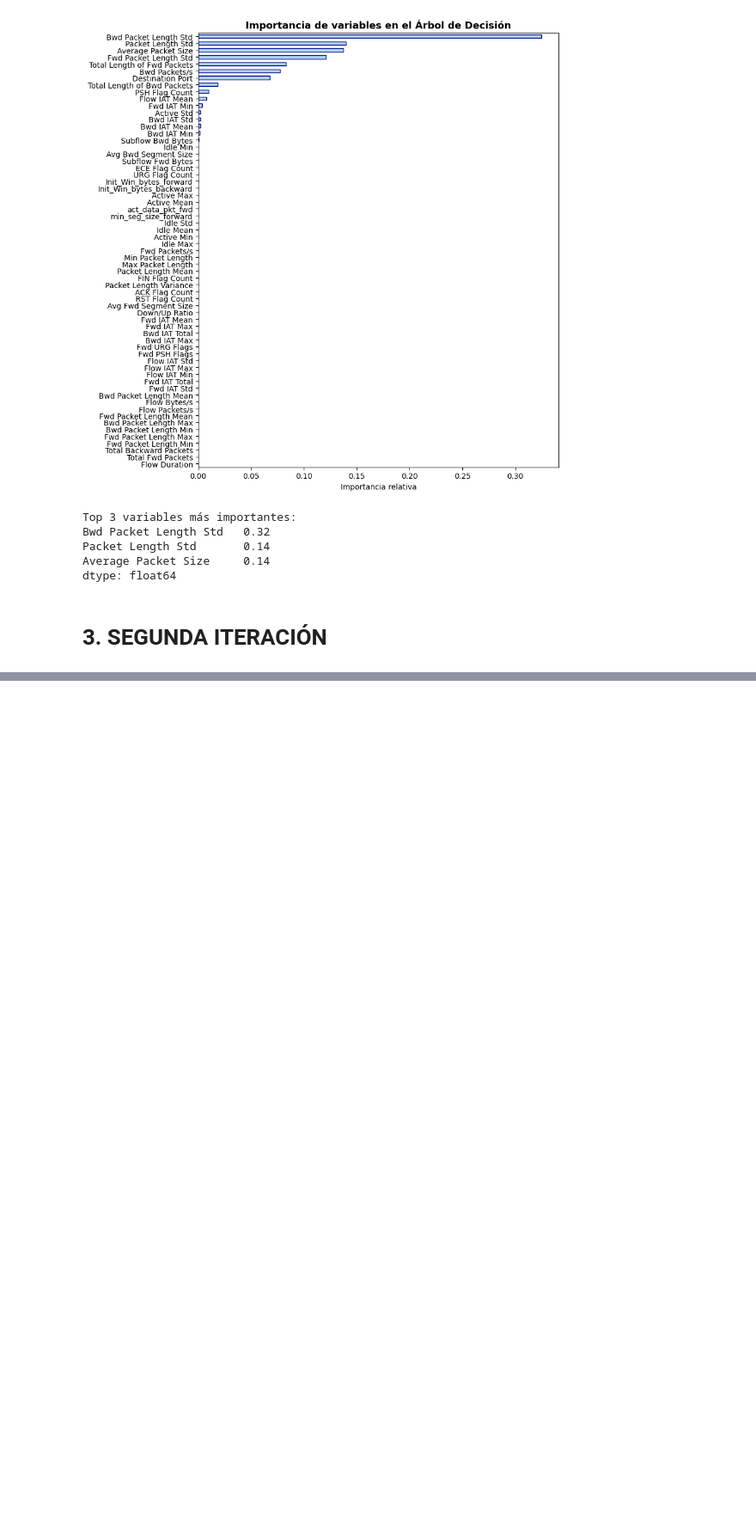
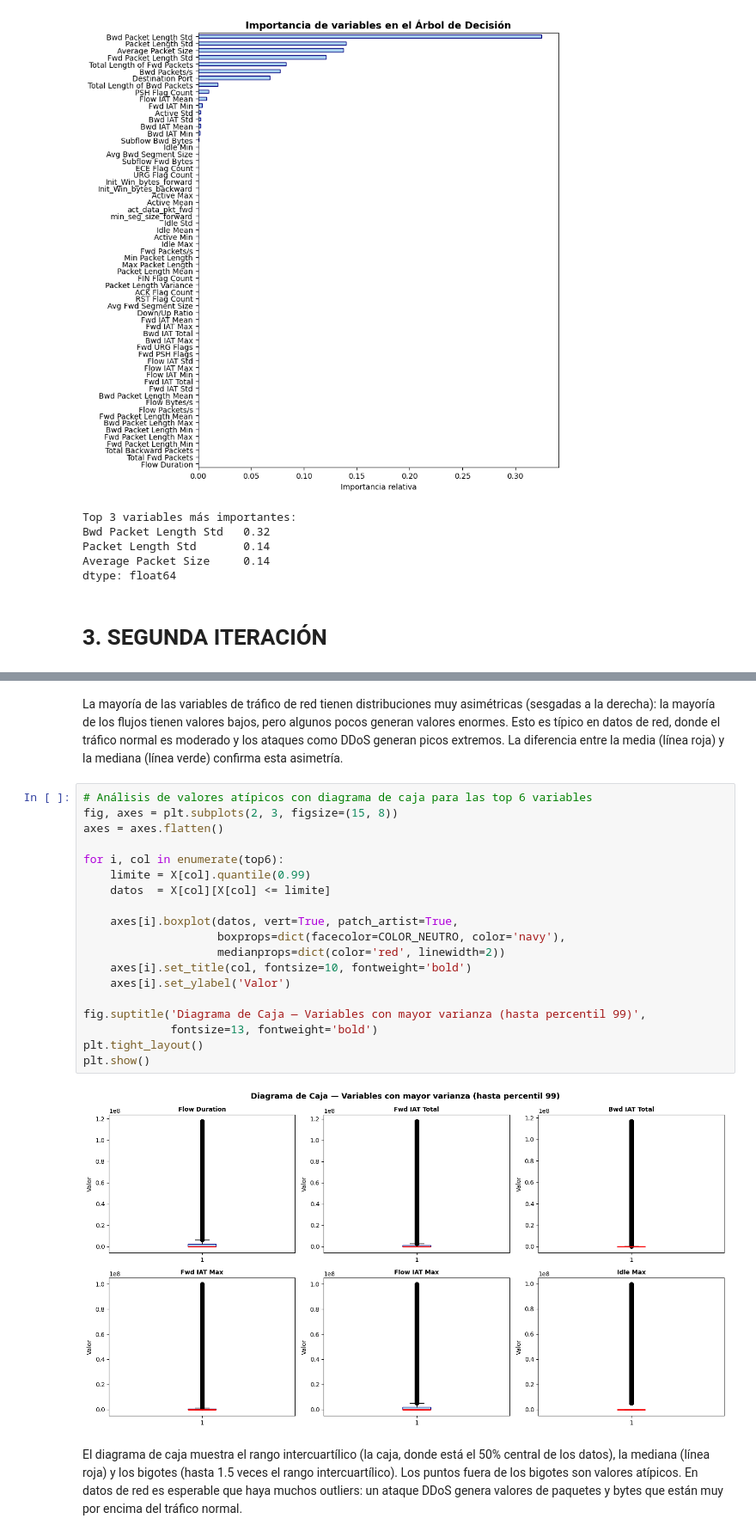
Before and after one commit to jotaeleb/tif-ciencias-de-datos, a Jupyter notebook: notebooks/proyecto_entrenamiento.ipynb, the cells around one changed output, grey strips where cells are left out. Shown at 86% size. Drawn from its saved outputs; the diff is of its cells as text; blank space fills up the shorter version.

Commit message:
Se agrego análisis univariado, bivariado y ANOVA

```diff
--- a/notebooks/proyecto_entrenamiento.ipynb
+++ b/notebooks/proyecto_entrenamiento.ipynb
@@ -331,0 +404,25 @@ dtype: float64
+# %% [markdown]
+La mayoría de las variables de tráfico de red tienen distribuciones muy asimétricas (sesgadas a la derecha): la mayoría de los flujos tienen valores bajos, pero algunos pocos generan valores enormes. Esto es típico en datos de red, donde el tráfico normal es moderado y los ataques como DDoS generan picos extremos. La diferencia entre la media (línea roja) y la mediana (línea verde) confirma esta asimetría.
+# %%
+# Análisis de valores atípicos con diagrama de caja para las top 6 variables
+fig, axes = plt.subplots(2, 3, figsize=(15, 8))
+axes = axes.flatten()
+
+for i, col in enumerate(top6):
+    limite = X[col].quantile(0.99)
+    datos  = X[col][X[col] <= limite]
+
+    axes[i].boxplot(datos, vert=True, patch_artist=True,
+                    boxprops=dict(facecolor=COLOR_NEUTRO, color='navy'),
+                    medianprops=dict(color='red', linewidth=2))
+    axes[i].set_title(col, fontsize=10, fontweight='bold')
+    axes[i].set_ylabel('Valor')
+
+fig.suptitle('Diagrama de Caja — Variables con mayor varianza (hasta percentil 99)',
+             fontsize=13, fontweight='bold')
+plt.tight_layout()
+plt.show()
+# %% [output]
+[figure, added]
+# %% [markdown]
+El diagrama de caja muestra el rango intercuartílico (la caja, donde está el 50% central de los datos), la mediana (línea roja) y los bigotes (hasta 1.5 veces el rango intercuartílico). Los puntos fuera de los bigotes son valores atípicos. En datos de red es esperable que haya muchos outliers: un ataque DDoS genera valores de paquetes y bytes que están muy por encima del tráfico normal.
```
Also changed, not shown: parts of 38 cells of this notebook.
